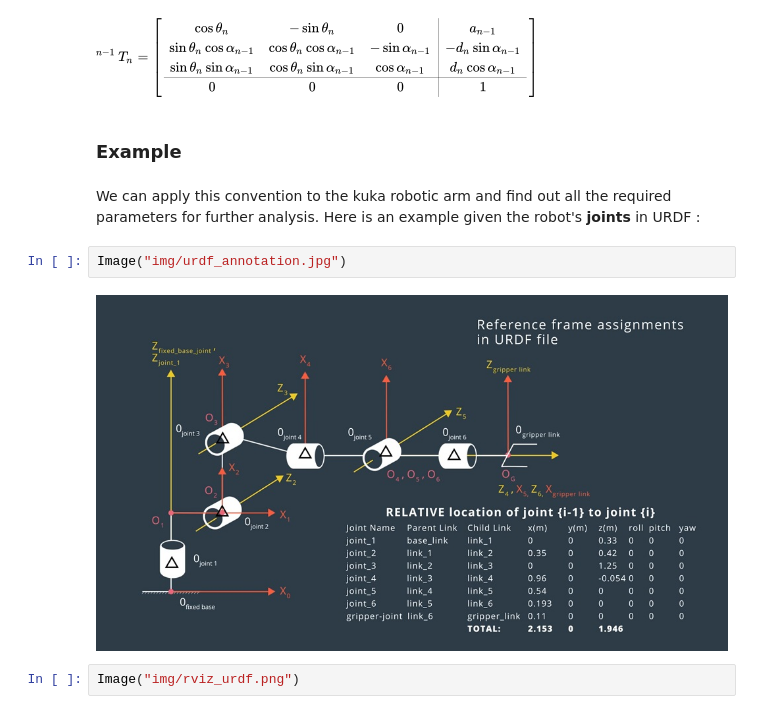
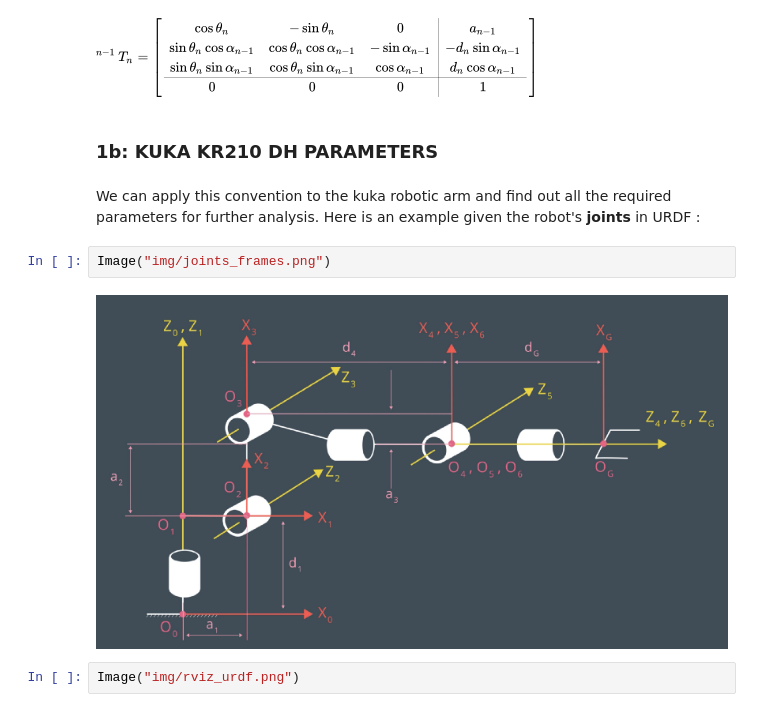
Before and after one commit to mcarfagno/robot_arm_pick_and_place, a Jupyter notebook: IK.ipynb, the cells around one changed output. Cells and saved outputs as stored; diff of their text form.

```diff
--- a/IK.ipynb
+++ b/IK.ipynb
@@ -32,14 +58,14 @@ Thus, the matrix of the modified DH parameters becomes:
 Image("img/eq2.png")
 # %% [output]
 [figure]
-# %% [markdown]
-### Example
+# %% [markdown]
+### 1b: KUKA KR210 DH PARAMETERS
 # %% [markdown]
 We can apply this convention to the kuka robotic arm and find out all the required parameters for further analysis. Here is an example given the robot's **joints** in URDF :
 # %%
-Image("img/urdf_annotation.jpg")
+Image("img/joints_frames.png")
 # %% [output]
-[figure, old version]
+[figure, new version]
 # %%
 Image("img/rviz_urdf.png")
 # %% [output]
```
Also changed, not shown: parts of 13 cells of this notebook, 4 other files.
